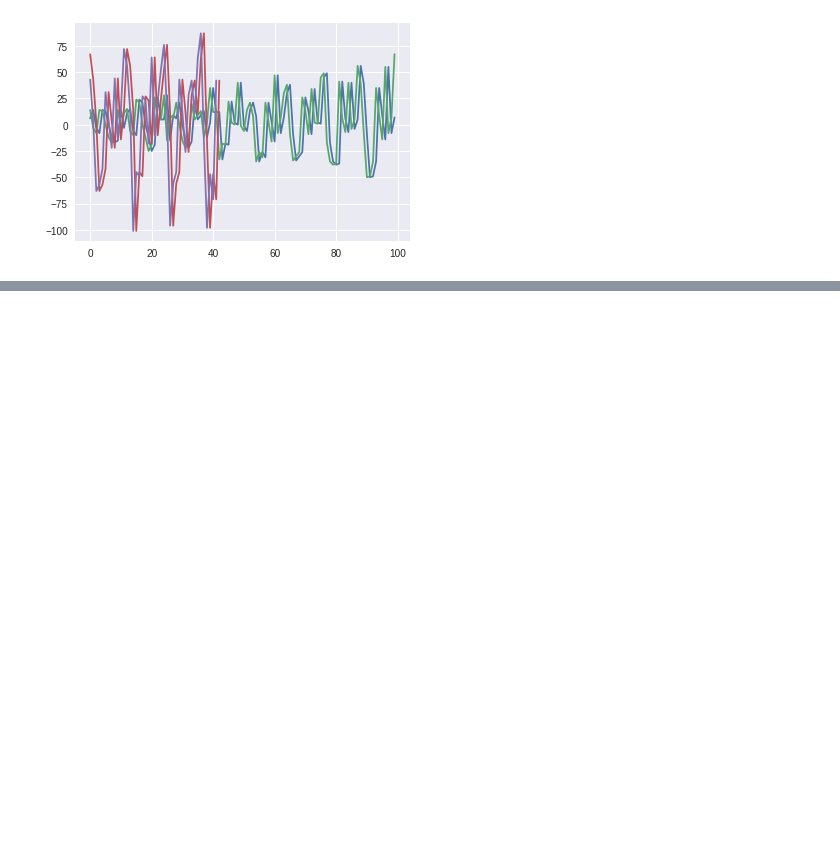
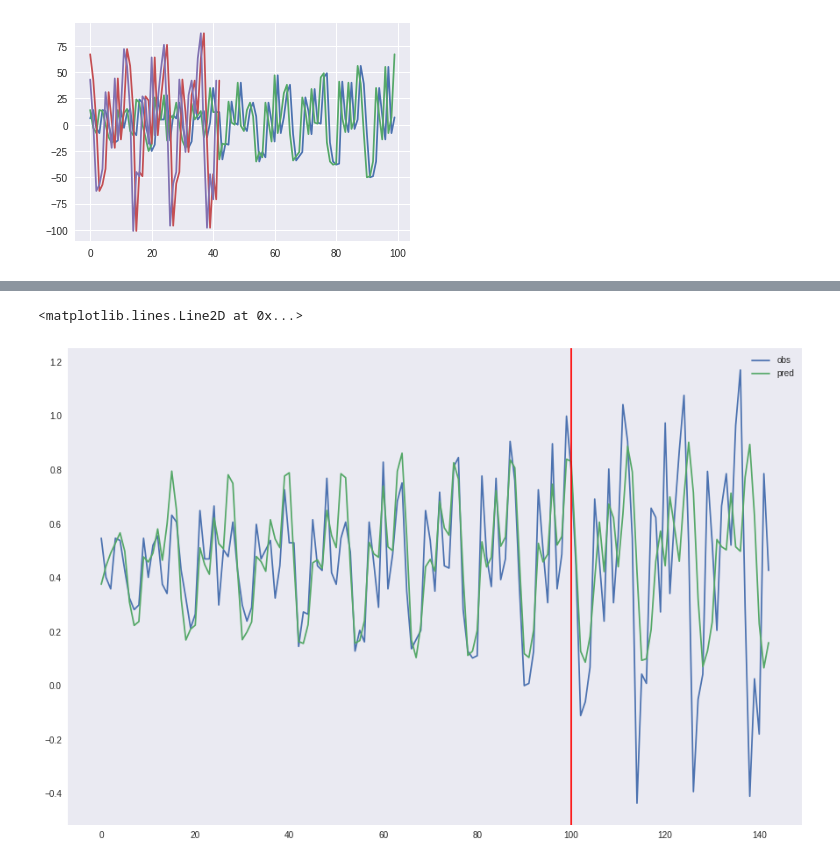
Before and after one commit to june1st/GoogleColab, a Jupyter notebook: ChaienrLSTM.ipynb, the cells around one changed output, grey strips where cells are left out. Saved outputs shown, nothing was run; the diff lists cells and outputs as text; code cells hidden in the pictures; blank space fills up the shorter version.

```diff
--- a/ChaienrLSTM.ipynb
+++ b/ChaienrLSTM.ipynb
@@ -306,0 +373,28 @@ log.plot(y=['main/loss', 'validation/main/loss'],
+# %%
+model.reset_state()
+
+# train data に関しては先ほどと同じく、観測値を使って予測し、
+# 隠れ層の状態を作る。
+pred = []
+for X_t in X_train[0]:
+    p_t = model(X_t.reshape(-1,1)).data[0]
+    pred.append(p_t)
+
+# valdiation data に対する予測
+p_t = X_val[0,0]
+n_pred = n_val
+for t in range(n_pred):
+    p_t = model(p_t.reshape(-1,1)).data[0]
+    pred.append(p_t)
+
+plt.figure(figsize=(15,10))
+
+plt.plot(obs, label='obs')
+plt.plot(pred, label='pred')
+
+plt.grid()
+plt.legend()
+plt.axvline(n_train, color='r')
+# %% [output]
+<matplotlib.lines.Line2D at 0x...>
+[figure, added]
```
Also changed, not shown: parts of 6 cells of this notebook.
